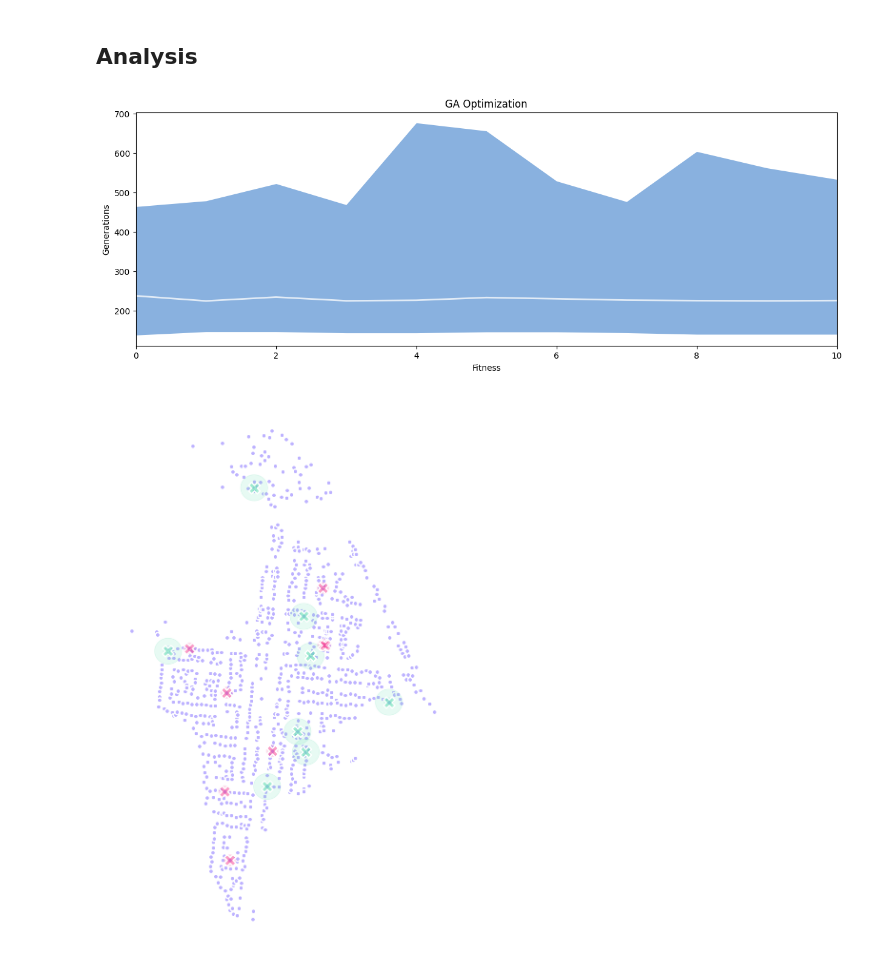
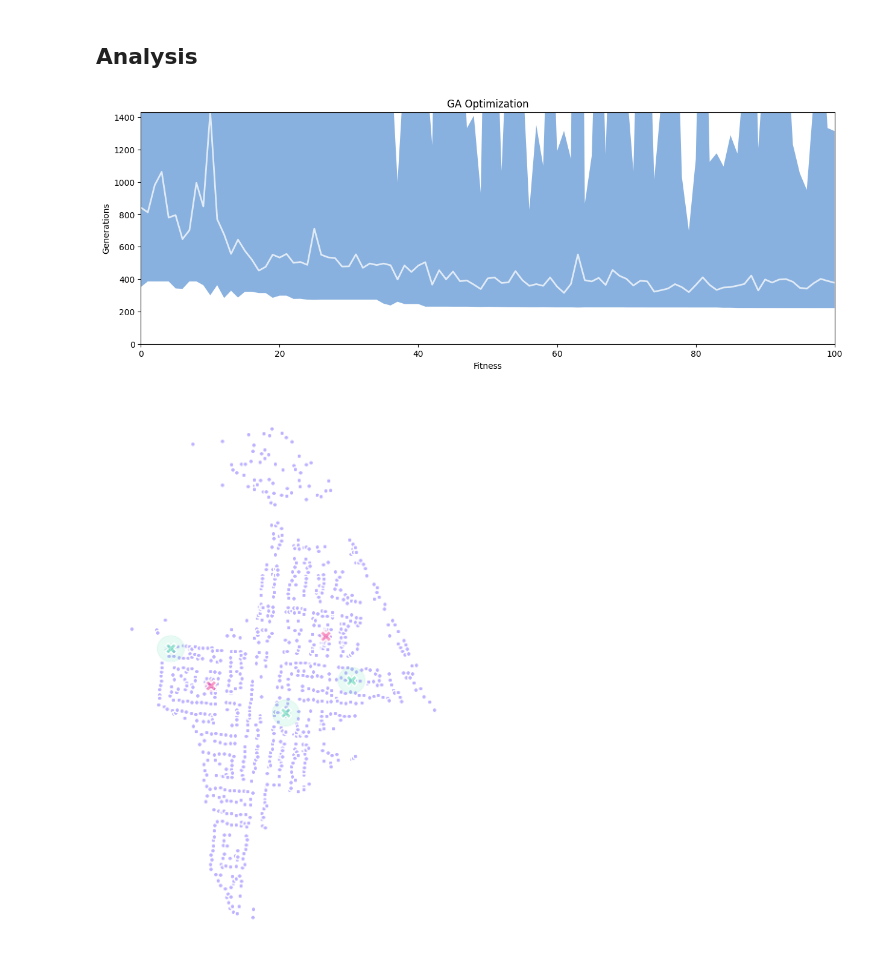
Before and after one commit to Chipdelmal/MGSurvE, a Jupyter notebook: MGSurvE/demos/YKN/YKN.ipynb, the cells around one changed output. Cells and saved outputs as stored; diff of their text form; code cells hidden in the pictures.

```diff
--- a/MGSurvE/demos/YKN/YKN.ipynb
+++ b/MGSurvE/demos/YKN/YKN.ipynb
@@ -18,5 +14,12 @@ srv.makeFolder(OUT_PTH)
 # %% [markdown]
 ## Landscape
+# %%
+TRPS_NUM = 5
+# Experiment ID (RID) and stochastic iteration id (RID) -----------------------
+(ID, RID) = ('YKN', 0)
+# Output folder ---------------------------------------------------------------
+OUT_PTH = './sims_out/'
+srv.makeFolder(OUT_PTH)
 # %%
 LND_PTH = './GEO/{}_LatLon.csv'.format(ID)
 YK_LL = pd.read_csv(LND_PTH, names=['lon', 'lat'])
@@ -32,8 +35,7 @@ mKer = {
     'kernelParams': {'params': srv.AEDES_EXP_PARAMS, 'zeroInflation': 1-0.28}
 }
 # %%
-TRAP_TYP = [0]*8 + [1]*8
-TRPS_NUM = len(TRAP_TYP)
+TRAP_TYP = [0]*int(TRPS_NUM/2) + [1]*(TRPS_NUM-int(TRPS_NUM/2))
 nullTraps = [0]*TRPS_NUM
 cntr = ([np.mean(YK_LL['lon'])]*TRPS_NUM, [np.mean(YK_LL['lat'])]*TRPS_NUM)
 sid = [0]*TRPS_NUM
@@ -77,7 +79,7 @@ srv.plotClean(fig, ax, bbox=lnd.landLimits)
 # %% [markdown]
 ### Discrete
 # %%
-(GENS, GA_SUMSTAT, VERBOSE) = (100, np.mean, True)
+(GENS, GA_SUMSTAT, VERBOSE) = (500, np.mean, True)
 # Parameters for the genetic algorithm internal operation ---------------------
 POP_SIZE = int(10*(lnd.trapsNumber*1.25))
 (MAT, MUT, SEL) = (
@@ -109,7 +116,7 @@ gen     nevals  min     avg     max     std     best    traps
 # %% [markdown]
 ### Continuous
 # %%
-(GENS, GA_SUMSTAT, VERBOSE) = (100, np.mean, True)
+(GENS, GA_SUMSTAT, VERBOSE) = (500, np.mean, True)
 # Parameters for the genetic algorithm internal operation ---------------------
 POP_SIZE = int(10*(lnd.trapsNumber*1.25))
 (MAT, MUT, SEL) = (
@@ -150,22 +162,23 @@ gen     nevals  min     avg     max     std     best    traps
 # %%
 log = pd.DataFrame(logbook)
 log.rename(columns={'median': 'avg'}, inplace=True)
 (fig, ax) = plt.subplots(1, 1, figsize=(15, 5), sharey=False)
 ax.set_title("GA Optimization")
 ax.set_xlabel("Fitness")
 ax.set_ylabel("Generations")
 srv.plotGAEvolution(
     fig, ax, log,
     colors={'mean': '#ffffff', 'envelope': '#1565c0'},
     alphas={'mean': .75, 'envelope': 0.5},
-    aspect=1/3
+    aspect=10
 )
+ax.set_ylim(0, max(log['avg']))
 fig.savefig(
     path.join(OUT_PTH, '{}D-{:02d}-{:02d}_GA.png'.format(ID, TRPS_NUM, RID)),
     facecolor='w', bbox_inches='tight', pad_inches=0.1, dpi=300
 )
 # %% [output]
-[figure, old version]
+[figure, new version]
 # %%
 lnd = srv.loadLandscape(
     OUT_PTH, '{}D-{:02d}-{:02d}_TRP'.format(ID, TRPS_NUM, RID),
@@ -188,4 +201,4 @@ fig.savefig(
     facecolor='w', bbox_inches='tight', pad_inches=0.1, dpi=400
 )
 # %% [output]
-[figure, old version]
+[figure, new version]
```
Also changed, not shown: parts of 5 cells of this notebook.
